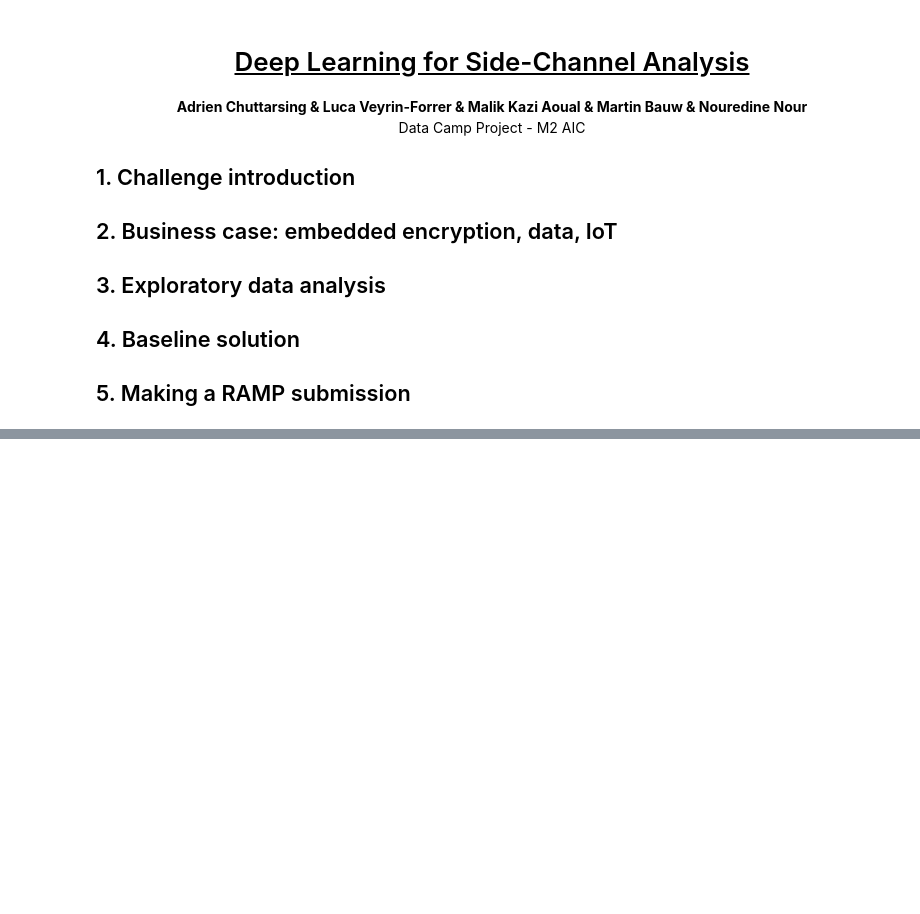
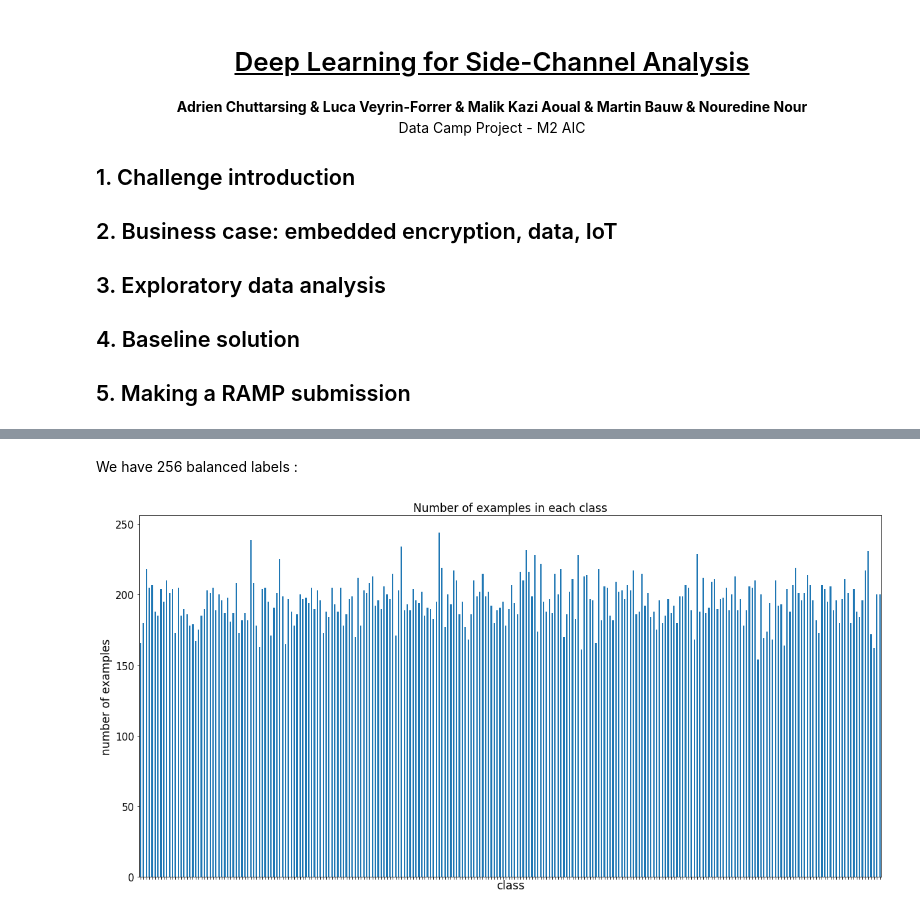
Before and after one commit to luvf/Side_channel_challenge, a Jupyter notebook: sca_starting_kit.ipynb, the cells around one changed output, grey strips where cells are left out. Saved outputs shown, nothing was run; the diff lists cells and outputs as text; code cells hidden in the pictures; blank space fills up the shorter version.

```diff
--- a/sca_starting_kit.ipynb
+++ b/sca_starting_kit.ipynb
@@ -38,0 +113,12 @@ This challenge focuses on the ability of deep learning to help in the cracking o
+# %% [markdown]
+We have 256 balanced labels :
+# %%
+pd.DataFrame(np.unique(y_train, return_counts=True)[1]).plot(kind='bar', figsize=(20,10), legend=False)
+plt.title("Number of examples in each class",fontsize=17)
+plt.xlabel("class",fontsize=17)
+plt.xticks(fontsize=15, visible=False)
+plt.ylabel("number of examples",fontsize=17)
+plt.yticks(fontsize=15)
+plt.show()
+# %% [output]
+[figure, added]
```
Also changed, not shown: parts of 14 cells of this notebook.
